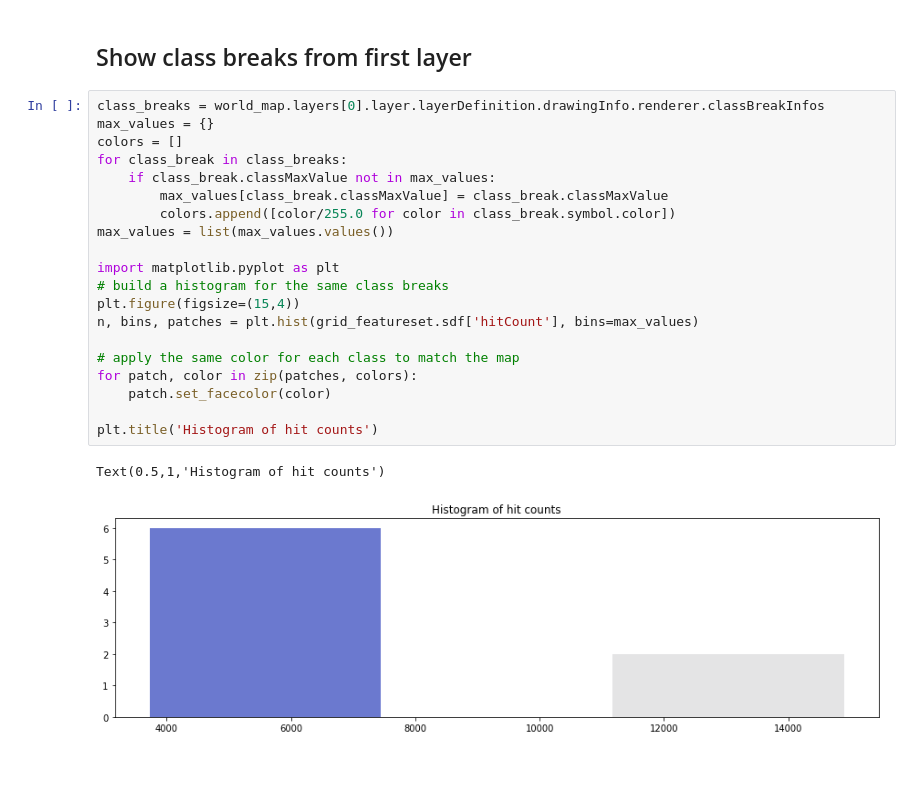
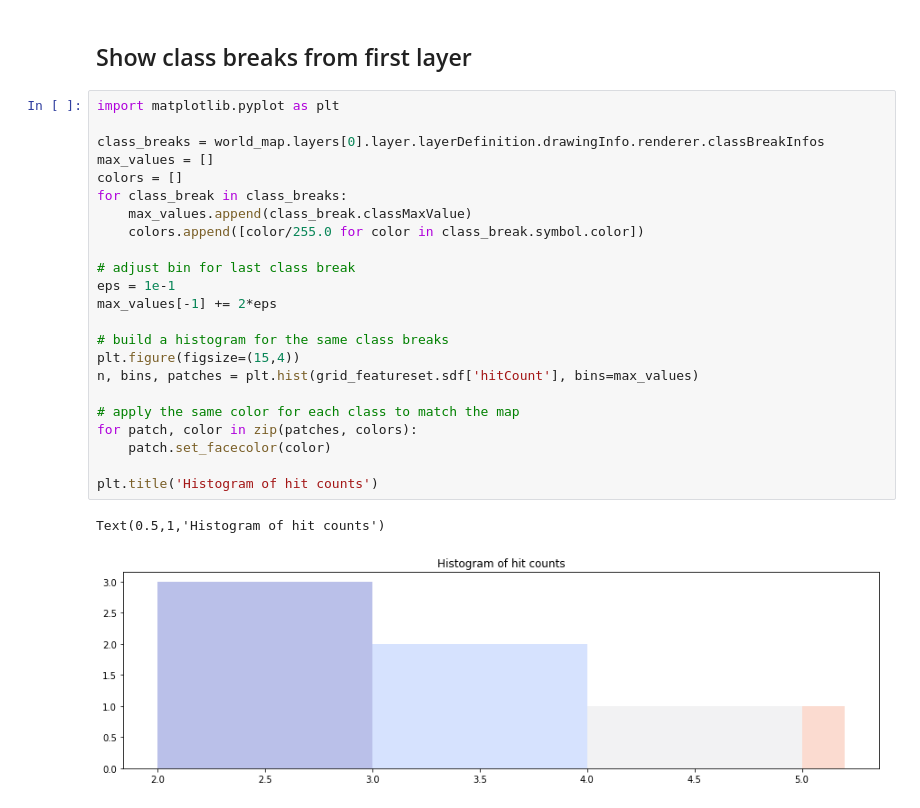
Before and after one commit to gisfromscratch/geoint-py, a Jupyter notebook: Samples.ipynb, the cells around one changed output. Saved outputs shown, nothing was run; the diff lists cells and outputs as text; blank space fills up the shorter version.

```diff
--- a/Samples.ipynb
+++ b/Samples.ipynb
@@ -105,25 +111,28 @@ world_map.take_screenshot(False, False, os.path.join(tempfile.gettempdir(), 'spa
 # %% [markdown]
 ## Show class breaks from first layer
 # %%
+import matplotlib.pyplot as plt
+
 class_breaks = world_map.layers[0].layer.layerDefinition.drawingInfo.renderer.classBreakInfos
-max_values = {}
+max_values = []
 colors = []
 for class_break in class_breaks:
-    if class_break.classMaxValue not in max_values:
-        max_values[class_break.classMaxValue] = class_break.classMaxValue
-        colors.append([color/255.0 for color in class_break.symbol.color])
-max_values = list(max_values.values())
+    max_values.append(class_break.classMaxValue)
+    colors.append([color/255.0 for color in class_break.symbol.color])
 
-import matplotlib.pyplot as plt
+# adjust bin for last class break
+eps = 1e-1
+max_values[-1] += 2*eps
+
 # build a histogram for the same class breaks
 plt.figure(figsize=(15,4))
 n, bins, patches = plt.hist(grid_featureset.sdf['hitCount'], bins=max_values)
 
 # apply the same color for each class to match the map
 for patch, color in zip(patches, colors):
     patch.set_facecolor(color)
 
 plt.title('Histogram of hit counts')
 # %% [output]
 Text(0.5,1,'Histogram of hit counts')
-[figure, old version]
+[figure, new version]
```
Also changed, not shown: parts of 9 cells of this notebook.
